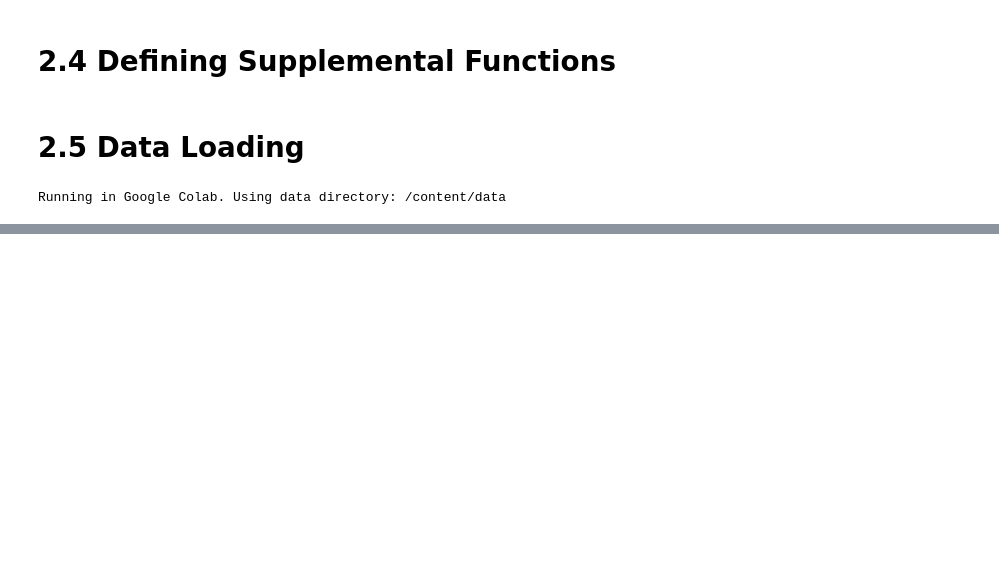
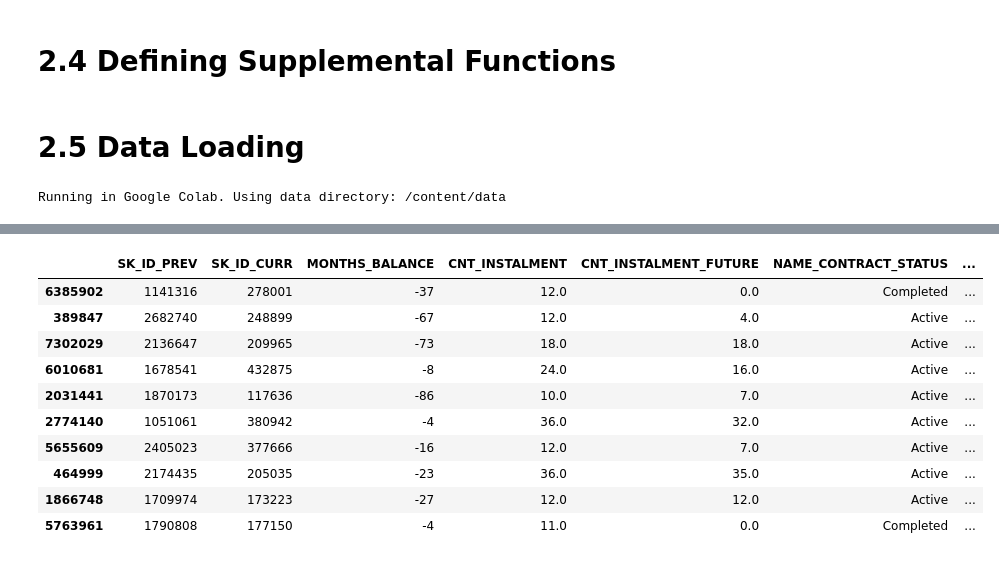
Before and after one commit to leksea/loan-default-prediction, a Jupyter notebook: loan-default-prediction.ipynb, the cells around one changed output, grey strips where cells are left out. Cells and saved outputs as stored; diff of their text form; code cells hidden in the pictures; blank space fills up the shorter version.

```diff
--- a/loan-default-prediction.ipynb
+++ b/loan-default-prediction.ipynb
@@ -326,0 +526,14 @@ Running built-in functions to gain insights about the data frames.
+# %%
+df_POS_CASH_balance.sample(10, random_state=42)
+# %% [output]
+|  | SK_ID_PREV | SK_ID_CURR | MONTHS_BALANCE | CNT_INSTALMENT | CNT_INSTALMENT_FUTURE | NAME_CONTRACT_STATUS | ... |
+| 6385902 | 1141316 | 278001 | -37 | 12.0 | 0.0 | Completed | ... |
+| 389847 | 2682740 | 248899 | -67 | 12.0 | 4.0 | Active | ... |
+| 7302029 | 2136647 | 209965 | -73 | 18.0 | 18.0 | Active | ... |
+| 6010681 | 1678541 | 432875 | -8 | 24.0 | 16.0 | Active | ... |
+| 2031441 | 1870173 | 117636 | -86 | 10.0 | 7.0 | Active | ... |
+| 2774140 | 1051061 | 380942 | -4 | 36.0 | 32.0 | Active | ... |
+| 5655609 | 2405023 | 377666 | -16 | 12.0 | 7.0 | Active | ... |
+| 464999 | 2174435 | 205035 | -23 | 36.0 | 35.0 | Active | ... |
+| 1866748 | 1709974 | 173223 | -27 | 12.0 | 12.0 | Active | ... |
+| 5763961 | 1790808 | 177150 | -4 | 11.0 | 0.0 | Completed | ... |
```
Also changed, not shown: parts of 23 cells of this notebook.
